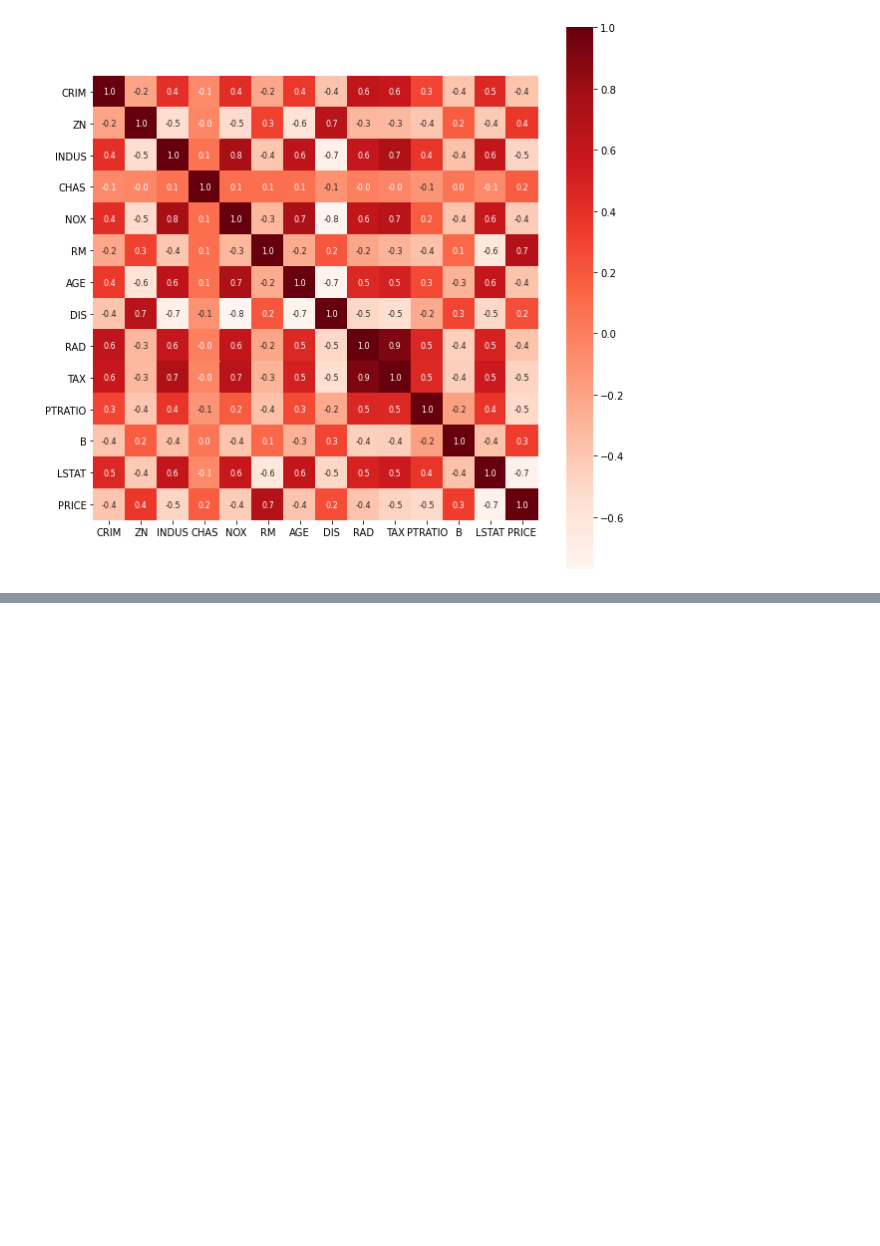
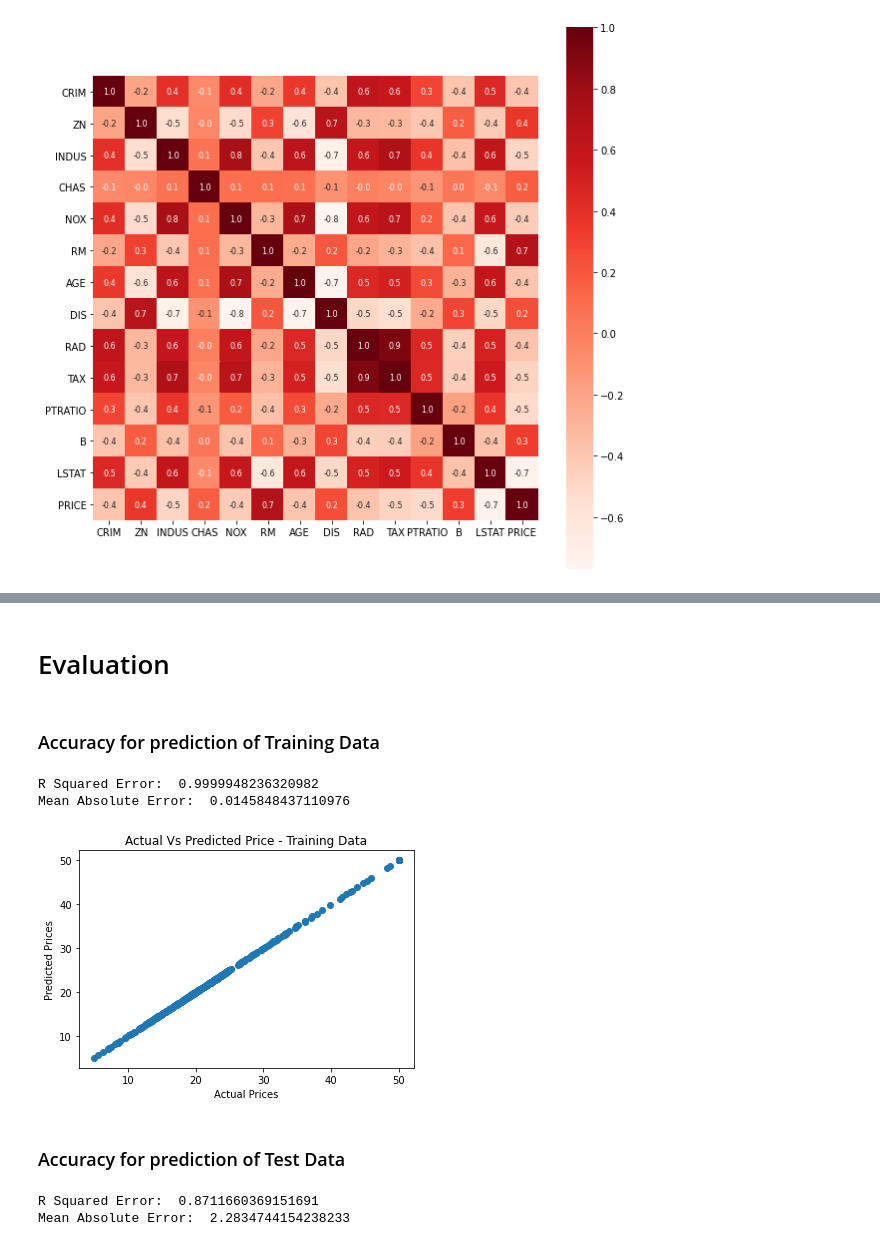
Before and after one commit to NVombat/House-Price-Prediction, a Jupyter notebook: house_price_prediction.ipynb, the cells around one changed output, grey strips where cells are left out. Cells and saved outputs as stored; diff of their text form; code cells hidden in the pictures; blank space fills up the shorter version.

Commit message:
model trained & accuracy checked

```diff
--- a/house_price_prediction.ipynb
+++ b/house_price_prediction.ipynb
@@ -120,0 +144,2 @@ sns.heatmap(correlation, cbar=True, square=True, fmt=".1f", annot=True, annot_kw
+# %%
+X_train, X_test, Y_train, Y_test = train_test_split(X, Y, test_size = 0.2, random_state = 2)
@@ -120,0 +152,4 @@ sns.heatmap(correlation, cbar=True, square=True, fmt=".1f", annot=True, annot_kw
+# %%
+model = XGBRegressor()
+# %%
+model.fit(X_train, Y_train)
@@ -120,0 +166,42 @@ sns.heatmap(correlation, cbar=True, square=True, fmt=".1f", annot=True, annot_kw
+# %% [markdown]
+# Evaluation
+# %% [markdown]
+### Accuracy for prediction of Training Data
+# %%
+training_data_pred = model.predict(X_train)
+
+# R Squared Error
+score1 = metrics.r2_score(Y_train, training_data_pred)
+
+# Mean Absolute Error
+score2 = metrics.mean_absolute_error(Y_train, training_data_pred)
+
+print("R Squared Error: ", score1)
+print("Mean Absolute Error: ", score2)
+# %% [output]
+R Squared Error:  0.9999948236320982
+Mean Absolute Error:  0.0145848437110976
+# %%
+plt.scatter(Y_train, training_data_pred)
+plt.xlabel("Actual Prices")
+plt.ylabel("Predicted Prices")
+plt.title("Actual Vs Predicted Price - Training Data")
+plt.show()
+# %% [output]
+[figure, added]
+# %% [markdown]
+### Accuracy for prediction of Test Data
+# %%
+test_data_pred = model.predict(X_test)
+
+# R Squared Error
+tscore1 = metrics.r2_score(Y_test, test_data_pred)
+
+# Mean Absolute Error
+tscore2 = metrics.mean_absolute_error(Y_test, test_data_pred)
+
+print("R Squared Error: ", tscore1)
+print("Mean Absolute Error: ", tscore2)
+# %% [output]
+R Squared Error:  0.8711660369151691
+Mean Absolute Error:  2.2834744154238233
```
Also changed, not shown: parts of 25 cells of this notebook.
